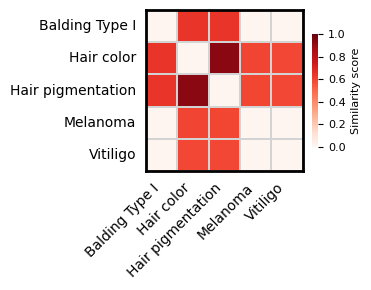
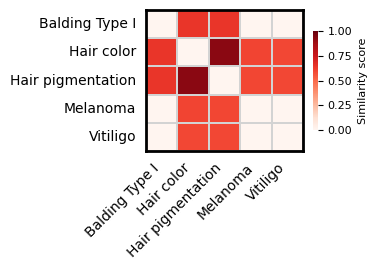
The notebook cell's code change between the first figure and the second:
--- before
+++ after
@@ -1,3 +1,3 @@
-fig, ax = plt.subplots(figsize=(3.7, 3))
+fig, ax = plt.subplots(figsize=(3.7, 2.8))
 hm = sns.heatmap(
     gwasz_W_df.loc[pivot_df.index, pivot_df.index],

Commit: remove unused settings, update results